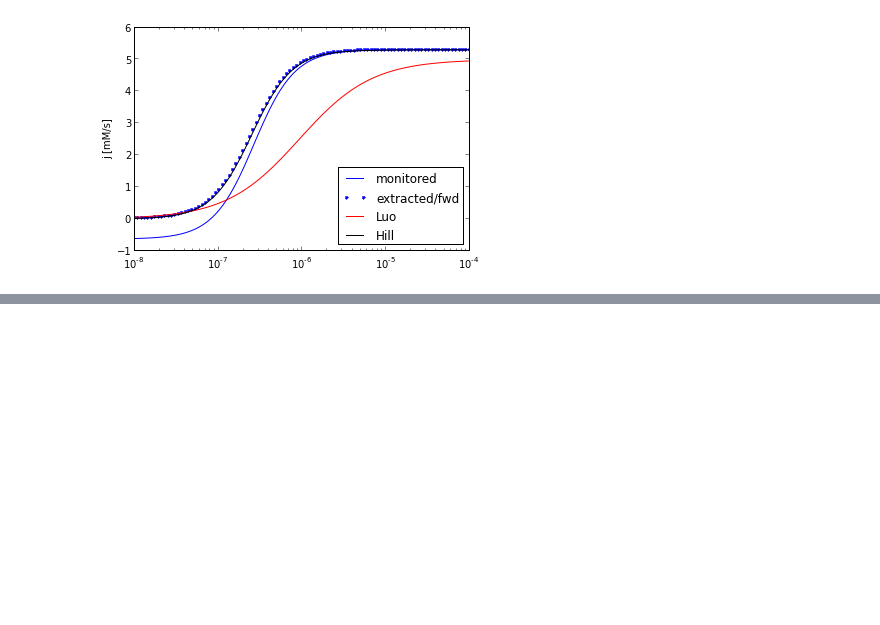
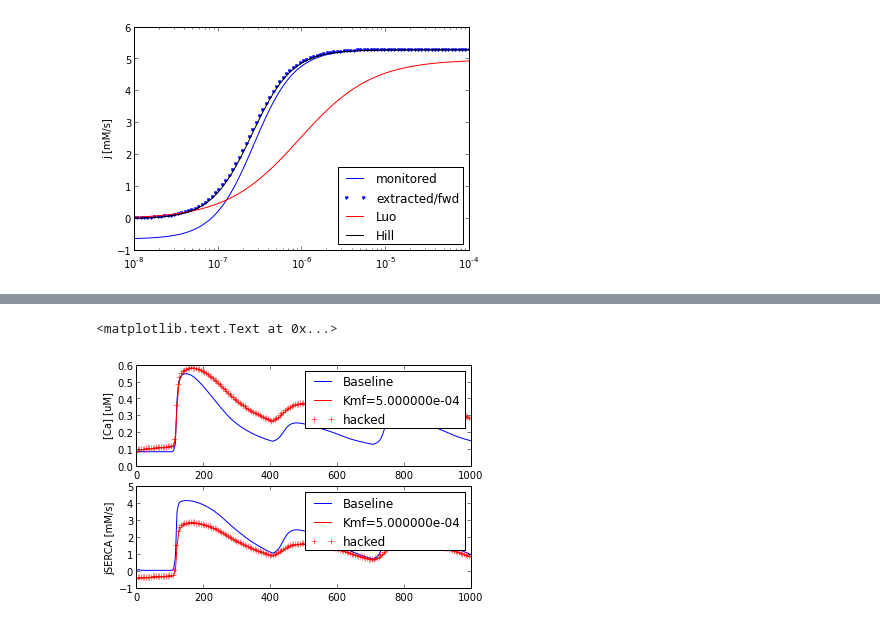
Before and after one commit to huskeypm/wholecell, a Jupyter notebook: 140210_markovshannon.ipynb, the cells around one changed output, grey strips where cells are left out. Drawn from its saved outputs; the diff is of its cells as text; code cells hidden in the pictures; blank space fills up the shorter version.

```diff
--- a/140210_markovshannon.ipynb
+++ b/140210_markovshannon.ipynb
@@ -42,0 +58,5 @@ replace kmf-depent part w my mode (w/o vmax)e.g.jSR = Qfact*Vmax(mymodel - casr/
+# %%
+plt.subplot(211)plt.plot(results1.tsteps,results1.states[:,Cai_idx]*mM_to_uM, label="Baseline")plt.plot(results1.tsteps,results2.states[:,Cai_idx]*mM_to_uM, 'r-',label="Kmf=%e" % Kmf_guess)plt.plot(results1.tsteps,results3.states[:,Cai_idx]*mM_to_uM, 'r+',label="hacked")plt.legend(loc=0)plt.ylabel("[Ca] [uM]")plt.subplot(212)plt.plot(results1.tsteps,results1.js*mMms_to_mMs, label="Baseline")plt.plot(results1.tsteps,results2.js*mMms_to_mMs, 'r-',label="Kmf=%e" % Kmf_guess)plt.plot(results1.tsteps,results3.js*mMms_to_mMs, 'r+',label="hacked")plt.legend(loc=0)plt.ylabel("jSERCA [mM/s]")
+# %% [output]
+<matplotlib.text.Text at 0x...>
+[figure, added]
```
Also changed, not shown: parts of 21 cells of this notebook, 2 other files.
